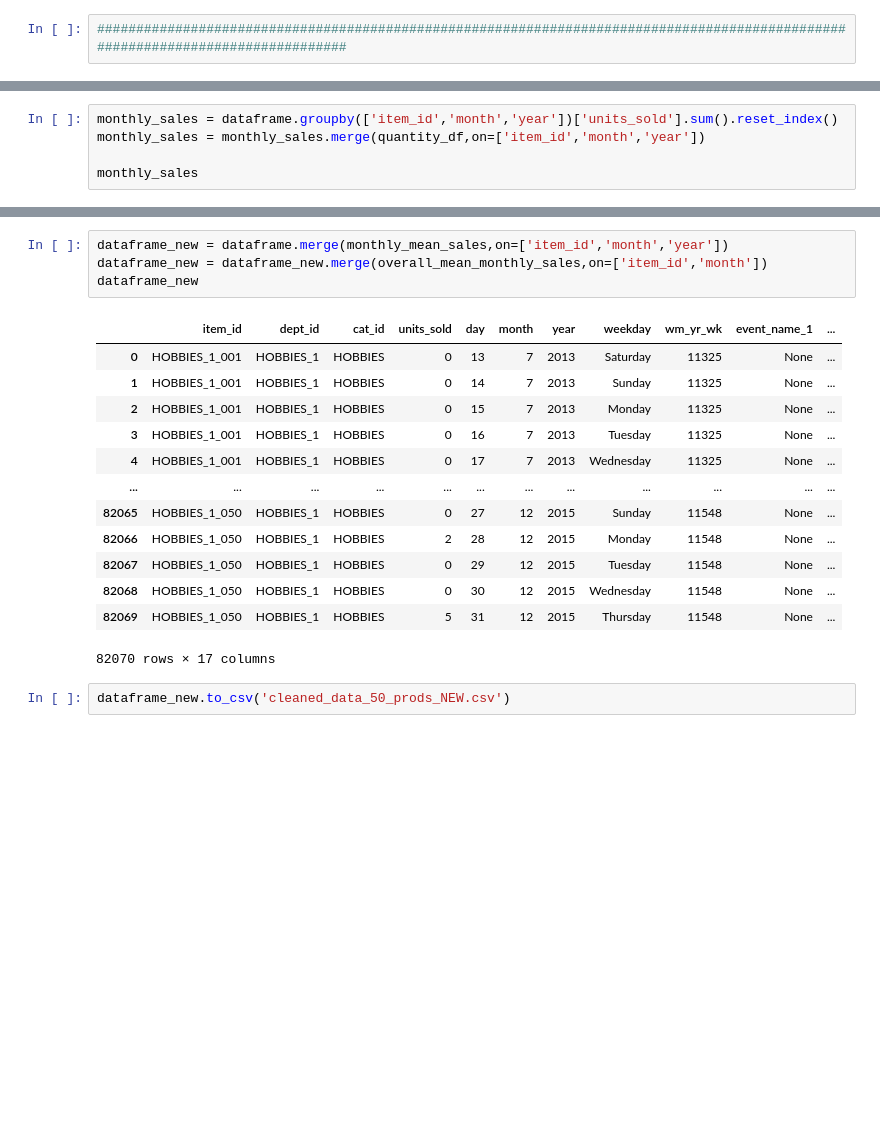
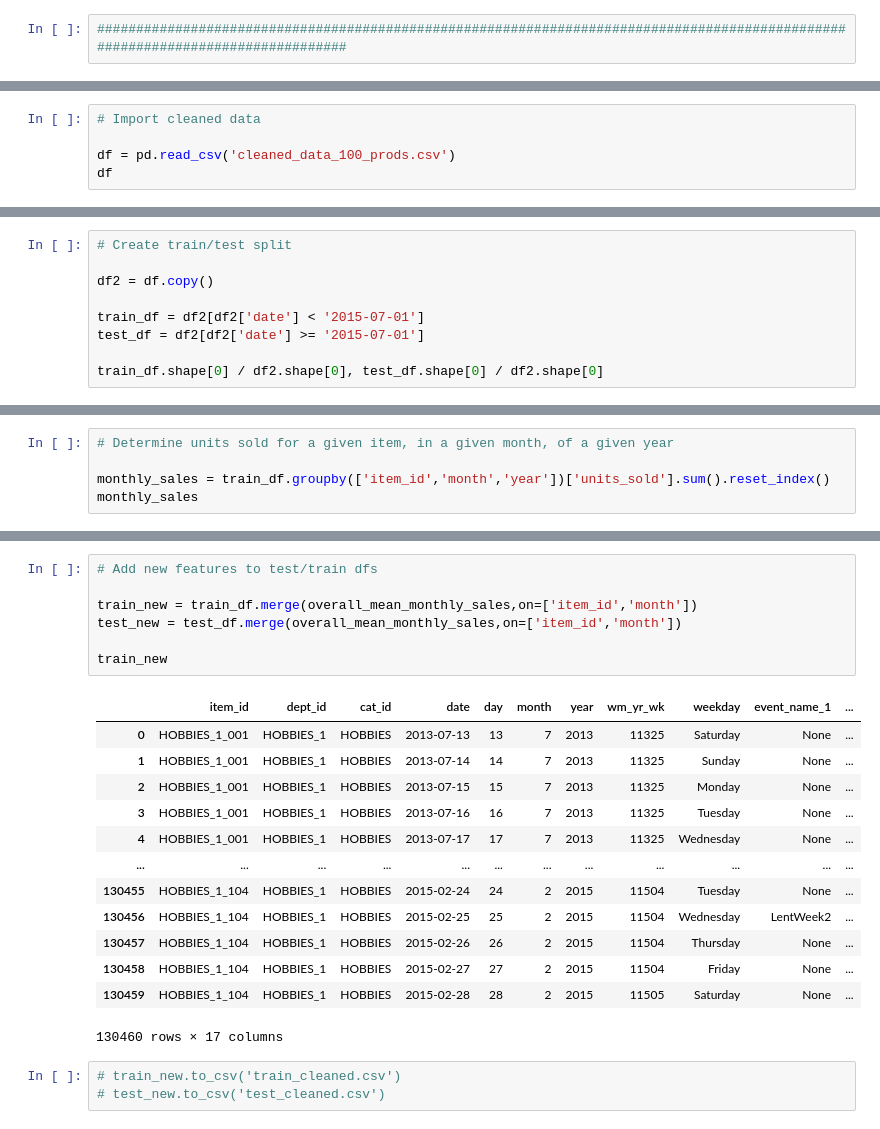
Before and after one commit to blaffster/ML_Projects, a Jupyter notebook: Archive/m5_data_cleaning.ipynb, the cells around one changed output, grey strips where cells are left out. Drawn from its saved outputs; the diff is of its cells as text; blank space fills up the shorter version.

```diff
--- a/m5_data_cleaning.ipynb
+++ b/Archive/m5_data_cleaning.ipynb
@@ -372,0 +439,5 @@ quantity_df
+# %%
+# Import cleaned data
+
+df = pd.read_csv('cleaned_data_100_prods.csv')
+df
@@ -372,0 +458,9 @@ quantity_df
+# %%
+# Create train/test split
+
+df2 = df.copy()
+
+train_df = df2[df2['date'] < '2015-07-01']
+test_df = df2[df2['date'] >= '2015-07-01']
+
+train_df.shape[0] / df2.shape[0], test_df.shape[0] / df2.shape[0]
@@ -373,6 +485,6 @@ quantity_df
 # %%
-monthly_sales = dataframe.groupby(['item_id','month','year'])['units_sold'].sum().reset_index()
-monthly_sales = monthly_sales.merge(quantity_df,on=['item_id','month','year'])
+# Determine units sold for a given item, in a given month, of a given year
 
+monthly_sales = train_df.groupby(['item_id','month','year'])['units_sold'].sum().reset_index()
 monthly_sales
 # %% [output]
@@ -432,20 +525,24 @@ overall_mean_monthly_sales
 # %%
-dataframe_new = dataframe.merge(monthly_mean_sales,on=['item_id','month','year'])
-dataframe_new = dataframe_new.merge(overall_mean_monthly_sales,on=['item_id','month'])
-dataframe_new
+# Add new features to test/train dfs
+
+train_new = train_df.merge(overall_mean_monthly_sales,on=['item_id','month'])
+test_new = test_df.merge(overall_mean_monthly_sales,on=['item_id','month'])
+
+train_new
 # %% [output]
-|  | item_id | dept_id | cat_id | units_sold | day | month | year | weekday | wm_yr_wk | event_name_1 | ... |
-| 0 | HOBBIES_1_001 | HOBBIES_1 | HOBBIES | 0 | 13 | 7 | 2013 | Saturday | 11325 | None | ... |
-| 1 | HOBBIES_1_001 | HOBBIES_1 | HOBBIES | 0 | 14 | 7 | 2013 | Sunday | 11325 | None | ... |
-| 2 | HOBBIES_1_001 | HOBBIES_1 | HOBBIES | 0 | 15 | 7 | 2013 | Monday | 11325 | None | ... |
-| 3 | HOBBIES_1_001 | HOBBIES_1 | HOBBIES | 0 | 16 | 7 | 2013 | Tuesday | 11325 | None | ... |
-| 4 | HOBBIES_1_001 | HOBBIES_1 | HOBBIES | 0 | 17 | 7 | 2013 | Wednesday | 11325 | None | ... |
+|  | item_id | dept_id | cat_id | date | day | month | year | wm_yr_wk | weekday | event_name_1 | ... |
+| 0 | HOBBIES_1_001 | HOBBIES_1 | HOBBIES | 2013-07-13 | 13 | 7 | 2013 | 11325 | Saturday | None | ... |
+| 1 | HOBBIES_1_001 | HOBBIES_1 | HOBBIES | 2013-07-14 | 14 | 7 | 2013 | 11325 | Sunday | None | ... |
+| 2 | HOBBIES_1_001 | HOBBIES_1 | HOBBIES | 2013-07-15 | 15 | 7 | 2013 | 11325 | Monday | None | ... |
+| 3 | HOBBIES_1_001 | HOBBIES_1 | HOBBIES | 2013-07-16 | 16 | 7 | 2013 | 11325 | Tuesday | None | ... |
+| 4 | HOBBIES_1_001 | HOBBIES_1 | HOBBIES | 2013-07-17 | 17 | 7 | 2013 | 11325 | Wednesday | None | ... |
 | ... | ... | ... | ... | ... | ... | ... | ... | ... | ... | ... | ... |
-| 82065 | HOBBIES_1_050 | HOBBIES_1 | HOBBIES | 0 | 27 | 12 | 2015 | Sunday | 11548 | None | ... |
-| 82066 | HOBBIES_1_050 | HOBBIES_1 | HOBBIES | 2 | 28 | 12 | 2015 | Monday | 11548 | None | ... |
-| 82067 | HOBBIES_1_050 | HOBBIES_1 | HOBBIES | 0 | 29 | 12 | 2015 | Tuesday | 11548 | None | ... |
-| 82068 | HOBBIES_1_050 | HOBBIES_1 | HOBBIES | 0 | 30 | 12 | 2015 | Wednesday | 11548 | None | ... |
-| 82069 | HOBBIES_1_050 | HOBBIES_1 | HOBBIES | 5 | 31 | 12 | 2015 | Thursday | 11548 | None | ... |
+| 130455 | HOBBIES_1_104 | HOBBIES_1 | HOBBIES | 2015-02-24 | 24 | 2 | 2015 | 11504 | Tuesday | None | ... |
+| 130456 | HOBBIES_1_104 | HOBBIES_1 | HOBBIES | 2015-02-25 | 25 | 2 | 2015 | 11504 | Wednesday | LentWeek2 | ... |
+| 130457 | HOBBIES_1_104 | HOBBIES_1 | HOBBIES | 2015-02-26 | 26 | 2 | 2015 | 11504 | Thursday | None | ... |
+| 130458 | HOBBIES_1_104 | HOBBIES_1 | HOBBIES | 2015-02-27 | 27 | 2 | 2015 | 11504 | Friday | None | ... |
+| 130459 | HOBBIES_1_104 | HOBBIES_1 | HOBBIES | 2015-02-28 | 28 | 2 | 2015 | 11505 | Saturday | None | ... |
-82070 rows × 17 columns
+130460 rows × 17 columns
-# %%
-dataframe_new.to_csv('cleaned_data_50_prods_NEW.csv')
+# %%
+# train_new.to_csv('train_cleaned.csv')
+# test_new.to_csv('test_cleaned.csv')
```
Also changed, not shown: parts of 58 cells of this notebook.
